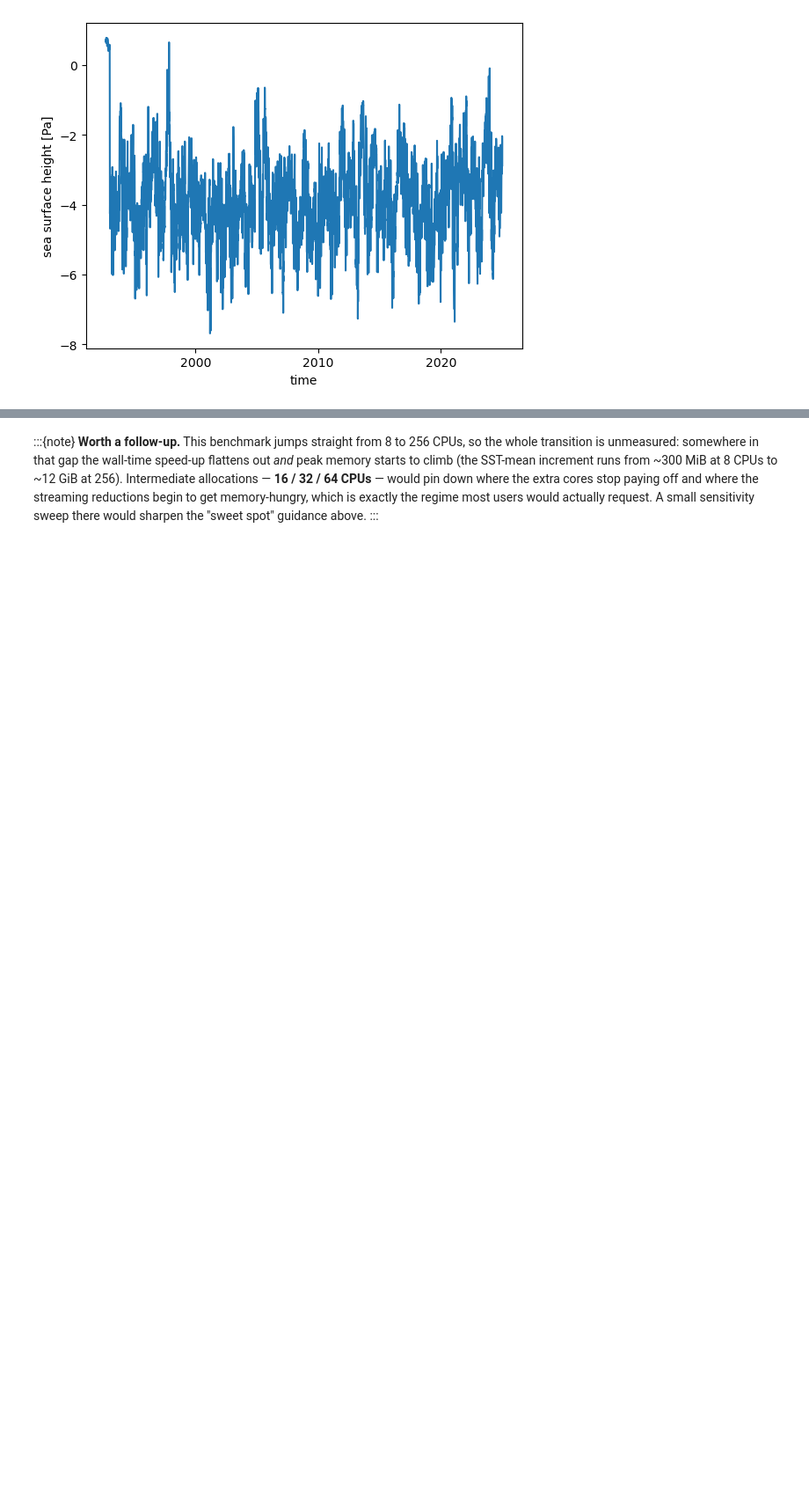
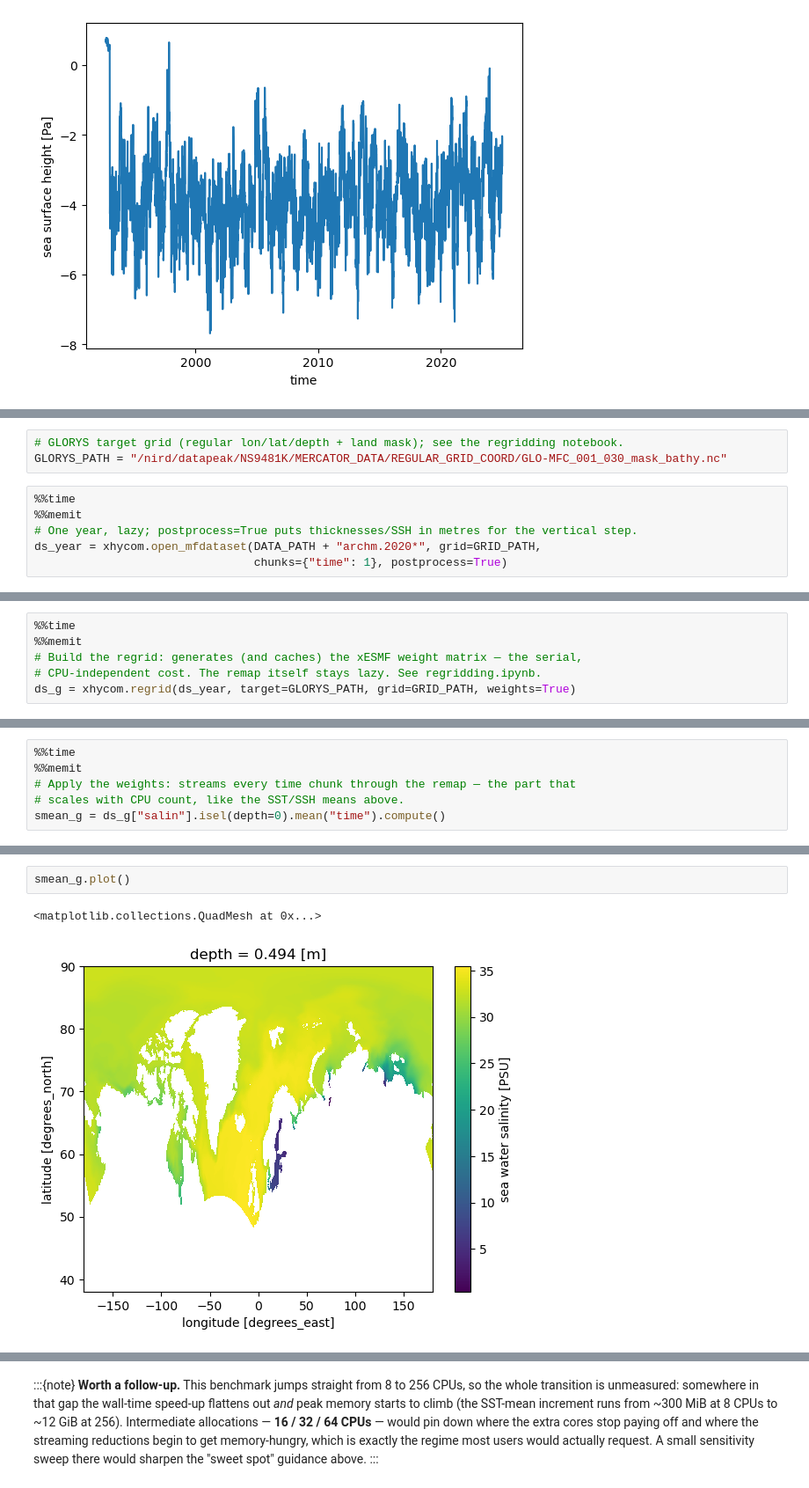
Before and after one commit to nansencenter/xhycom, a Jupyter notebook: docs/lazy-loading.ipynb, the cells around one changed output, grey strips where cells are left out. Shown at 88% size. Cells and saved outputs as stored; diff of their text form; blank space fills up the shorter version.

```diff
--- a/docs/lazy-loading.ipynb
+++ b/docs/lazy-loading.ipynb
@@ -767,0 +779,9 @@ ssh_mean.plot()
+# %%
+# GLORYS target grid (regular lon/lat/depth + land mask); see the regridding notebook.
+GLORYS_PATH = "/nird/datapeak/NS9481K/MERCATOR_DATA/REGULAR_GRID_COORD/GLO-MFC_001_030_mask_bathy.nc"
+# %%
+%%time
+%%memit
+# One year, lazy; postprocess=True puts thicknesses/SSH in metres for the vertical step.
+ds_year = xhycom.open_mfdataset(DATA_PATH + "archm.2020*", grid=GRID_PATH,
+                                chunks={"time": 1}, postprocess=True)
@@ -767,0 +792,6 @@ ssh_mean.plot()
+# %%
+%%time
+%%memit
+# Build the regrid: generates (and caches) the xESMF weight matrix — the serial,
+# CPU-independent cost. The remap itself stays lazy. See regridding.ipynb.
+ds_g = xhycom.regrid(ds_year, target=GLORYS_PATH, grid=GRID_PATH, weights=True)
@@ -767,0 +802,6 @@ ssh_mean.plot()
+# %%
+%%time
+%%memit
+# Apply the weights: streams every time chunk through the remap — the part that
+# scales with CPU count, like the SST/SSH means above.
+smean_g = ds_g["salin"].isel(depth=0).mean("time").compute()
@@ -768,3 +812,8 @@ ssh_mean.plot()
+# %%
+smean_g.plot()
+# %% [output]
+<matplotlib.collections.QuadMesh at 0x...>
+[figure, added]
 # %% [markdown]
 ## Benchmark: what scales with CPU count, and what doesn't
 
```
Also changed, not shown: parts of 16 cells of this notebook, 5 other files.
